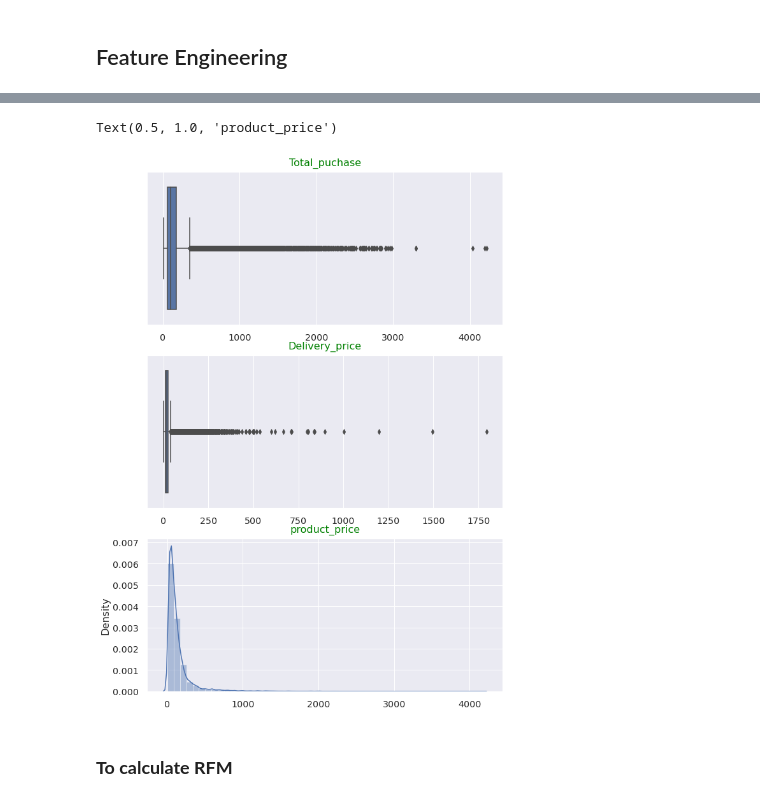
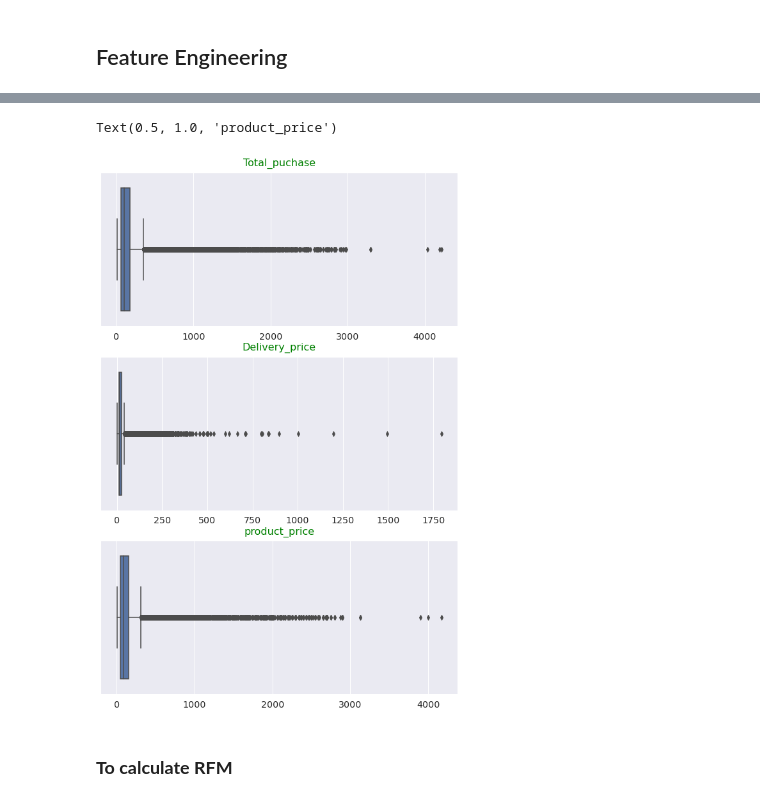
Before and after one commit to Azimoj/Brazilian-E-Commerce, a Jupyter notebook: POLIST_02_notebookessais.ipynb, the cells around one changed output, grey strips where cells are left out. Drawn from its saved outputs; the diff is of its cells as text; code cells hidden in the pictures.

```diff
--- a/POLIST_02_notebookessais.ipynb
+++ b/POLIST_02_notebookessais.ipynb
@@ -102,3 +116,23 @@ Olist_db['Total_puchase']=(Olist_db['price']*Olist_db['order_item_id'])+(Olist_d
 Olist_db['Delivery_price']=(Olist_db['freight_value']*Olist_db['order_item_id'])
 #le prix que le client paye avec  le nombre de produits quil a commande
 Olist_db['product_price']=(Olist_db['price']*Olist_db['order_item_id'])
+# %%
+sns.set(font_scale=1.3)
+plt.figure(figsize=(10,15))
+# Plot of Total_puchase
+plt.subplot(3, 1, 1)
+sns.distplot(Olist_db['Total_puchase'])
+plt.xlabel("")
+plt.title('Total_puchase', size=16, color='green', pad=10)
+
+# Plot of Delivery_price
+plt.subplot(3, 1, 2)
+sns.distplot(Olist_db['Delivery_price'])
+plt.xlabel("")
+plt.title('Delivery_price', size=16, color='green', pad=10)
+
+# Plot of product_price
+plt.subplot(3, 1, 3)
+sns.distplot(Olist_db['product_price'])
+plt.xlabel("")
+plt.title('product_price', size=16, color='green', pad=10)
@@ -105,26 +142,26 @@ Olist_db['product_price']=(Olist_db['price']*Olist_db['order_item_id'])
 # %%
 sns.set(font_scale=1.3)
 plt.figure(figsize=(10,15))
 # Plot of Total_puchase
 plt.subplot(3, 1, 1)
 sns.boxplot(Olist_db['Total_puchase'])
 plt.xlabel("")
 plt.title('Total_puchase', size=16, color='green', pad=10)
 
 # Plot of Delivery_price
 plt.subplot(3, 1, 2)
 sns.boxplot(Olist_db['Delivery_price'])
 plt.xlabel("")
 plt.title('Delivery_price', size=16, color='green', pad=10)
 
 # Plot of product_price
 plt.subplot(3, 1, 3)
-sns.distplot(Olist_db['product_price'])
+sns.boxplot(Olist_db['product_price'])
 plt.xlabel("")
 plt.title('product_price', size=16, color='green', pad=10)
 # %% [output]
 Text(0.5, 1.0, 'product_price')
-[figure, old version]
+[figure, new version]
 # %% [markdown]
 ### **To calculate RFM**
 # %%
```
Also changed, not shown: parts of 5 cells of this notebook.
